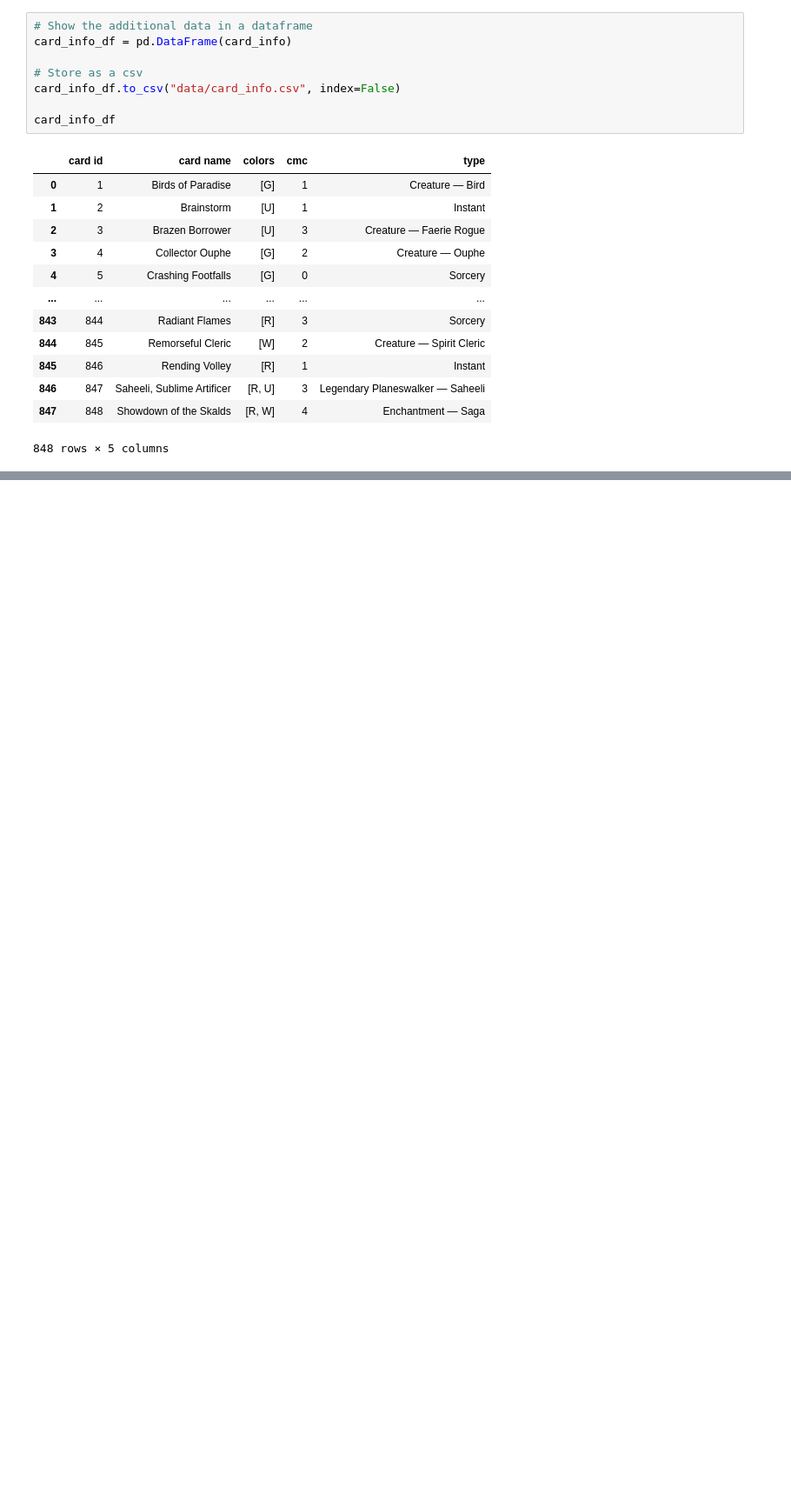
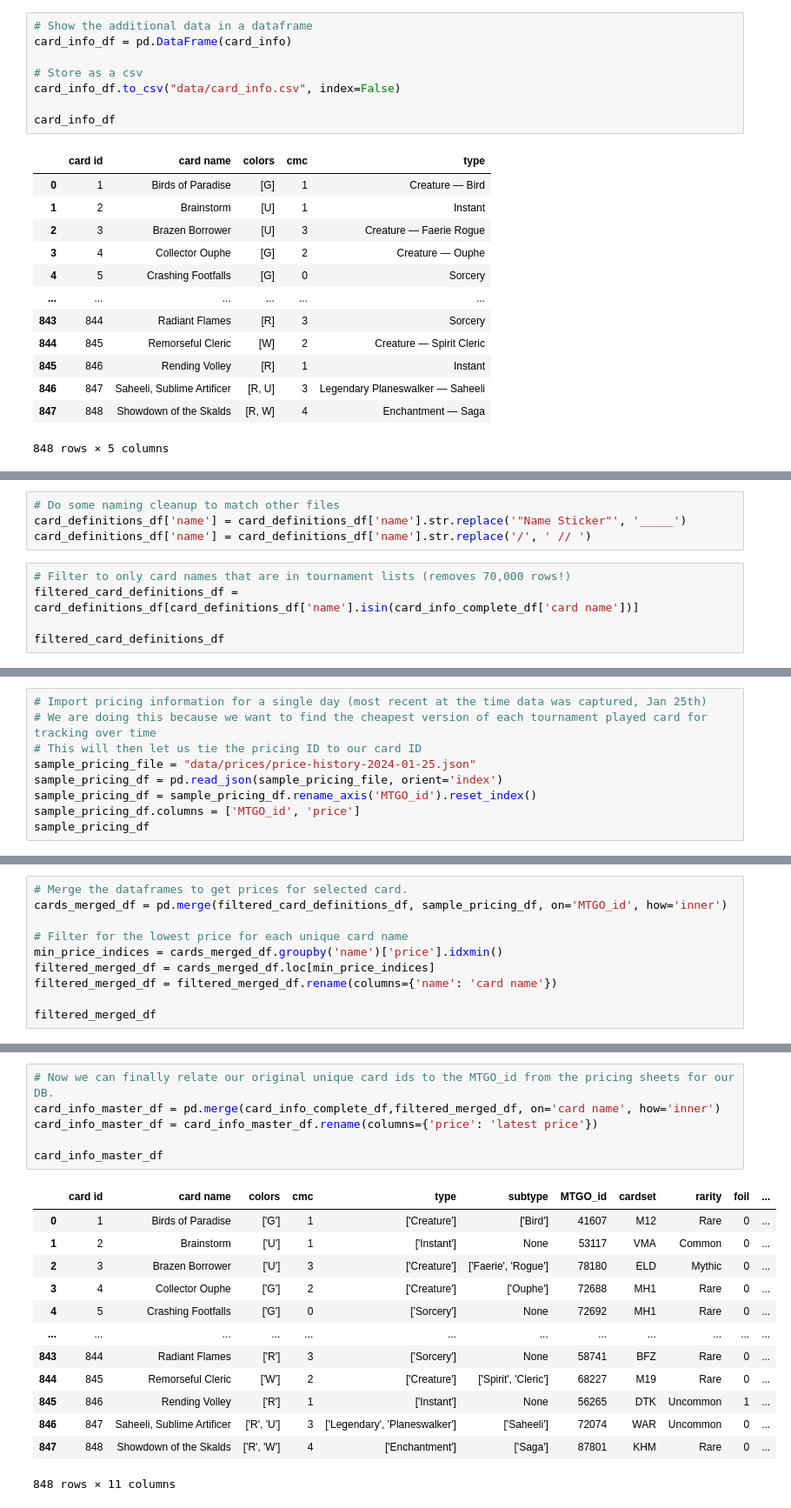
Before and after one commit to Koskadelli/Magic-Decklist-Analysis-Tool, a Jupyter notebook: MTG API Datapull.ipynb, the cells around one changed output, grey strips where cells are left out. Shown at 87% size. Cells and saved outputs as stored; diff of their text form; blank space fills up the shorter version.

```diff
--- a/MTG API Datapull.ipynb
+++ b/MTG API Datapull.ipynb
@@ -134,0 +207,9 @@ Next to-dos:
+# %%
+# Do some naming cleanup to match other files
+card_definitions_df['name'] = card_definitions_df['name'].str.replace('"Name Sticker"', '_____')
+card_definitions_df['name'] = card_definitions_df['name'].str.replace('/', ' // ')
+# %%
+# Filter to only card names that are in tournament lists (removes 70,000 rows!)
+filtered_card_definitions_df = card_definitions_df[card_definitions_df['name'].isin(card_info_complete_df['card name'])]
+
+filtered_card_definitions_df
@@ -134,0 +230,9 @@ Next to-dos:
+# %%
+# Import pricing information for a single day (most recent at the time data was captured, Jan 25th)
+# We are doing this because we want to find the cheapest version of each tournament played card for tracking over time
+# This will then let us tie the pricing ID to our card ID
+sample_pricing_file = "data/prices/price-history-2024-01-25.json"
+sample_pricing_df = pd.read_json(sample_pricing_file, orient='index')
+sample_pricing_df = sample_pricing_df.rename_axis('MTGO_id').reset_index()
+sample_pricing_df.columns = ['MTGO_id', 'price']
+sample_pricing_df
@@ -134,0 +253,10 @@ Next to-dos:
+# %%
+# Merge the dataframes to get prices for selected card.
+cards_merged_df = pd.merge(filtered_card_definitions_df, sample_pricing_df, on='MTGO_id', how='inner')
+
+# Filter for the lowest price for each unique card name
+min_price_indices = cards_merged_df.groupby('name')['price'].idxmin()
+filtered_merged_df = cards_merged_df.loc[min_price_indices]
+filtered_merged_df = filtered_merged_df.rename(columns={'name': 'card name'})
+
+filtered_merged_df
@@ -134,0 +277,20 @@ Next to-dos:
+# %%
+# Now we can finally relate our original unique card ids to the MTGO_id from the pricing sheets for our DB.
+card_info_master_df = pd.merge(card_info_complete_df,filtered_merged_df, on='card name', how='inner')
+card_info_master_df = card_info_master_df.rename(columns={'price': 'latest price'})
+
+card_info_master_df
+# %% [output]
+|  | card id | card name | colors | cmc | type | subtype | MTGO_id | cardset | rarity | foil | ... |
+| 0 | 1 | Birds of Paradise | ['G'] | 1 | ['Creature'] | ['Bird'] | 41607 | M12 | Rare | 0 | ... |
+| 1 | 2 | Brainstorm | ['U'] | 1 | ['Instant'] | None | 53117 | VMA | Common | 0 | ... |
+| 2 | 3 | Brazen Borrower | ['U'] | 3 | ['Creature'] | ['Faerie', 'Rogue'] | 78180 | ELD | Mythic | 0 | ... |
+| 3 | 4 | Collector Ouphe | ['G'] | 2 | ['Creature'] | ['Ouphe'] | 72688 | MH1 | Rare | 0 | ... |
+| 4 | 5 | Crashing Footfalls | ['G'] | 0 | ['Sorcery'] | None | 72692 | MH1 | Rare | 0 | ... |
+| ... | ... | ... | ... | ... | ... | ... | ... | ... | ... | ... | ... |
+| 843 | 844 | Radiant Flames | ['R'] | 3 | ['Sorcery'] | None | 58741 | BFZ | Rare | 0 | ... |
+| 844 | 845 | Remorseful Cleric | ['W'] | 2 | ['Creature'] | ['Spirit', 'Cleric'] | 68227 | M19 | Rare | 0 | ... |
+| 845 | 846 | Rending Volley | ['R'] | 1 | ['Instant'] | None | 56265 | DTK | Uncommon | 1 | ... |
+| 846 | 847 | Saheeli, Sublime Artificer | ['R', 'U'] | 3 | ['Legendary', 'Planeswalker'] | ['Saheeli'] | 72074 | WAR | Uncommon | 0 | ... |
+| 847 | 848 | Showdown of the Skalds | ['R', 'W'] | 4 | ['Enchantment'] | ['Saga'] | 87801 | KHM | Rare | 0 | ... |
+848 rows × 11 columns
```
Also changed, not shown: parts of 10 cells of this notebook, 37 other files.
